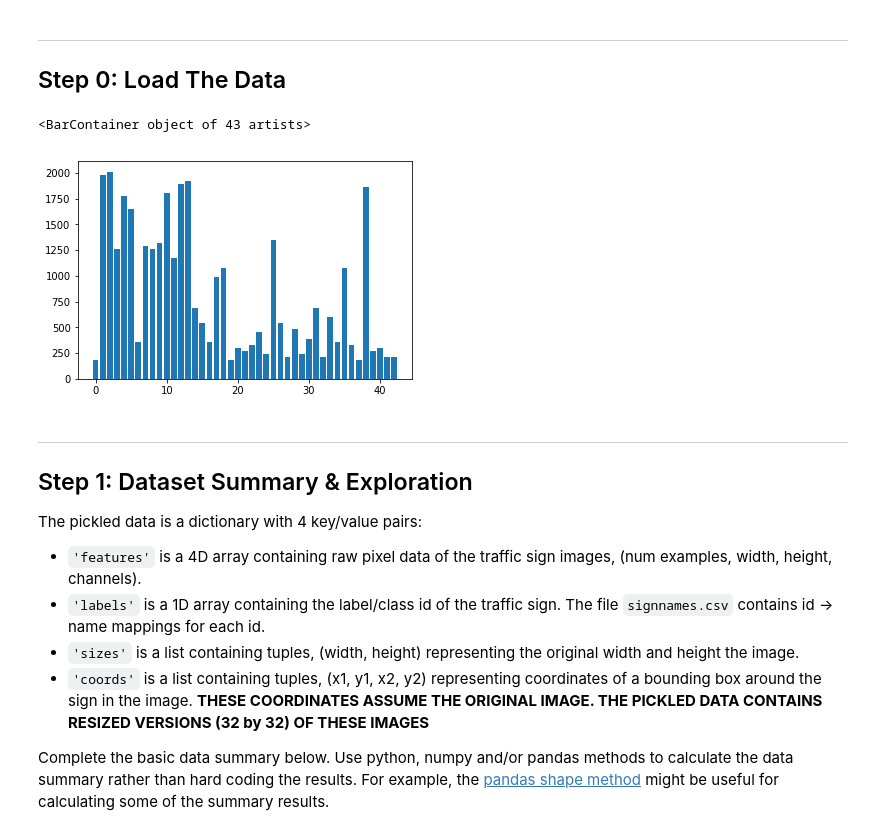
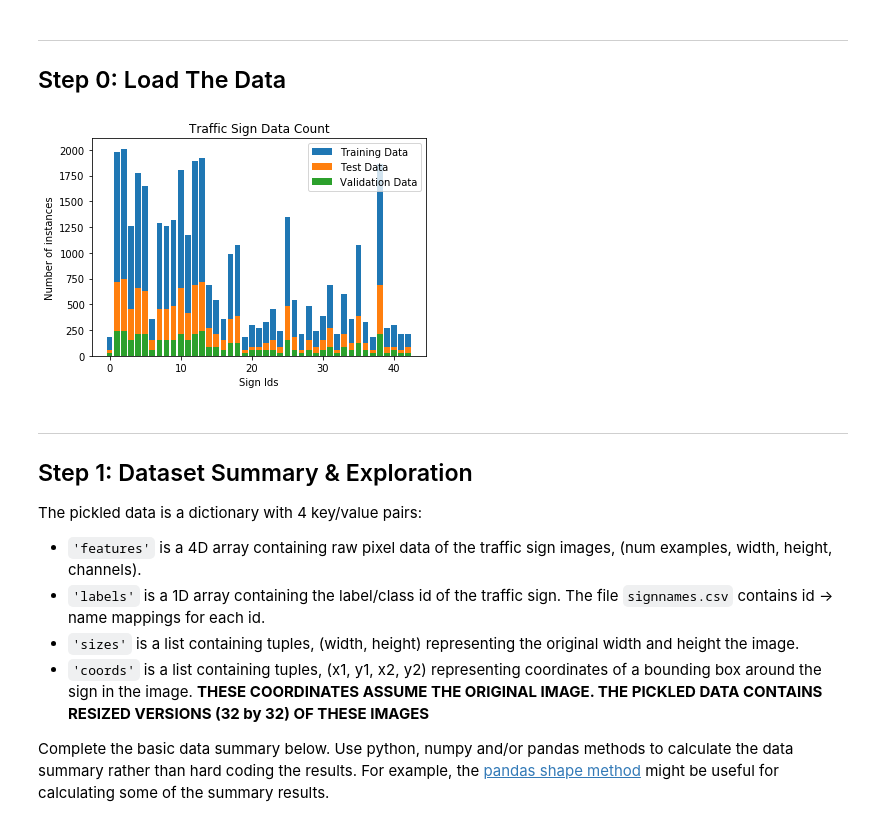
Before and after one commit to metrofun/CarND-Traffic-Sign-Classifier-Project, a Jupyter notebook: Traffic_Sign_Classifier.ipynb, the cells around one changed output. Saved outputs shown, nothing was run; the diff lists cells and outputs as text; code cells hidden in the pictures.

```diff
--- a/Traffic_Sign_Classifier.ipynb
+++ b/Traffic_Sign_Classifier.ipynb
@@ -40,14 +40,22 @@ with open(testing_file, mode='rb') as f:
 X_train, y_train = train['features'], train['labels']
 X_valid, y_valid = valid['features'], valid['labels']
 X_test, y_test = test['features'], test['labels']
-# %%
-import matplotlib.pyplot as plt
-
-y_hist = np.bincount(y_train)
-plt.bar(np.unique(y_train), y_hist)
-# %% [output]
-<BarContainer object of 43 artists>
-[figure, removed]
+# %%
+import matplotlib.pyplot as plt
+# Visualizations will be shown in the notebook.
+%matplotlib inline
+
+y_hist = np.bincount(y_train)
+plt.ylabel('Number of instances')
+plt.xlabel('Sign Ids')
+plt.title('Traffic Sign Data Count')
+p1 = plt.bar(np.unique(y_train), y_hist)
+p2 = plt.bar(np.unique(y_test), np.bincount(y_test))
+p3 = plt.bar(np.unique(y_valid), np.bincount(y_valid))
+plt.legend((p1[0], p2[0], p3[0]), ('Training Data', 'Test Data', 'Validation Data'))
+plt.show()
+# %% [output]
+[figure, added]
 # %% [markdown]
 ---
 
```
Also changed, not shown: parts of 14 cells of this notebook, 3 other files.
